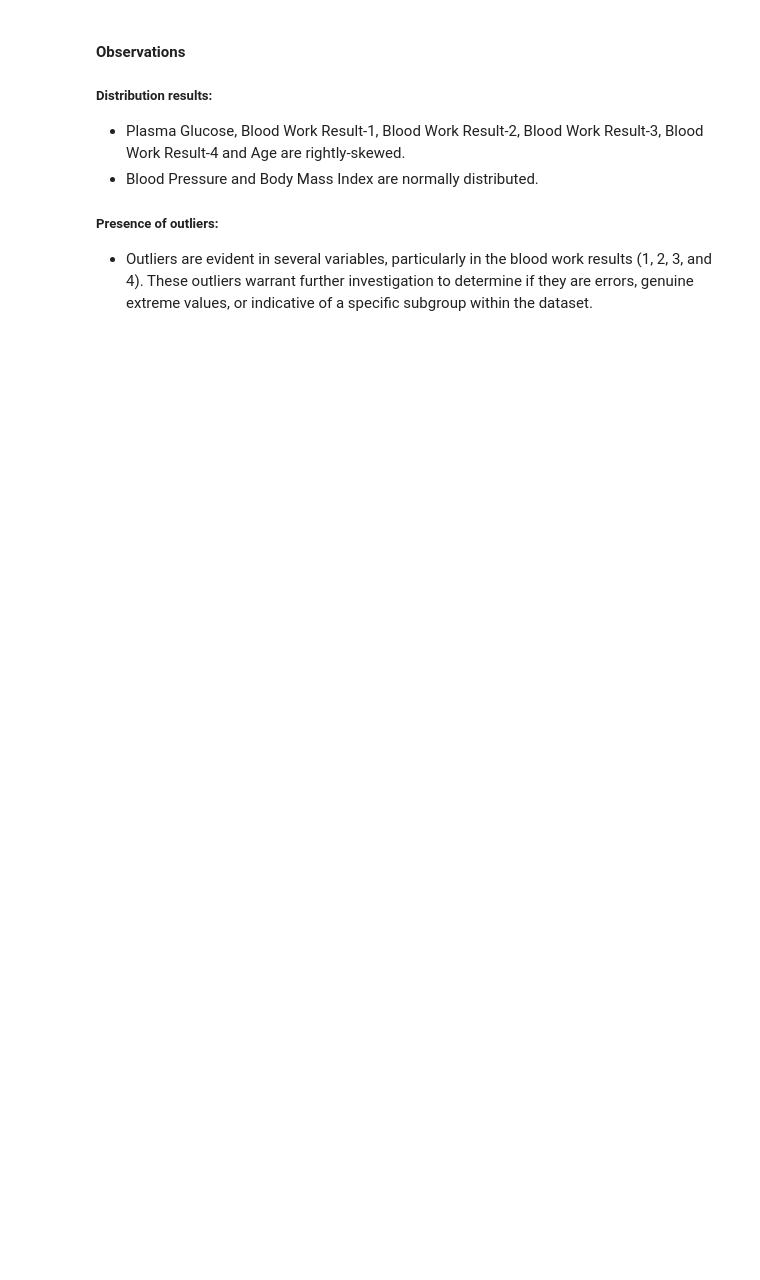
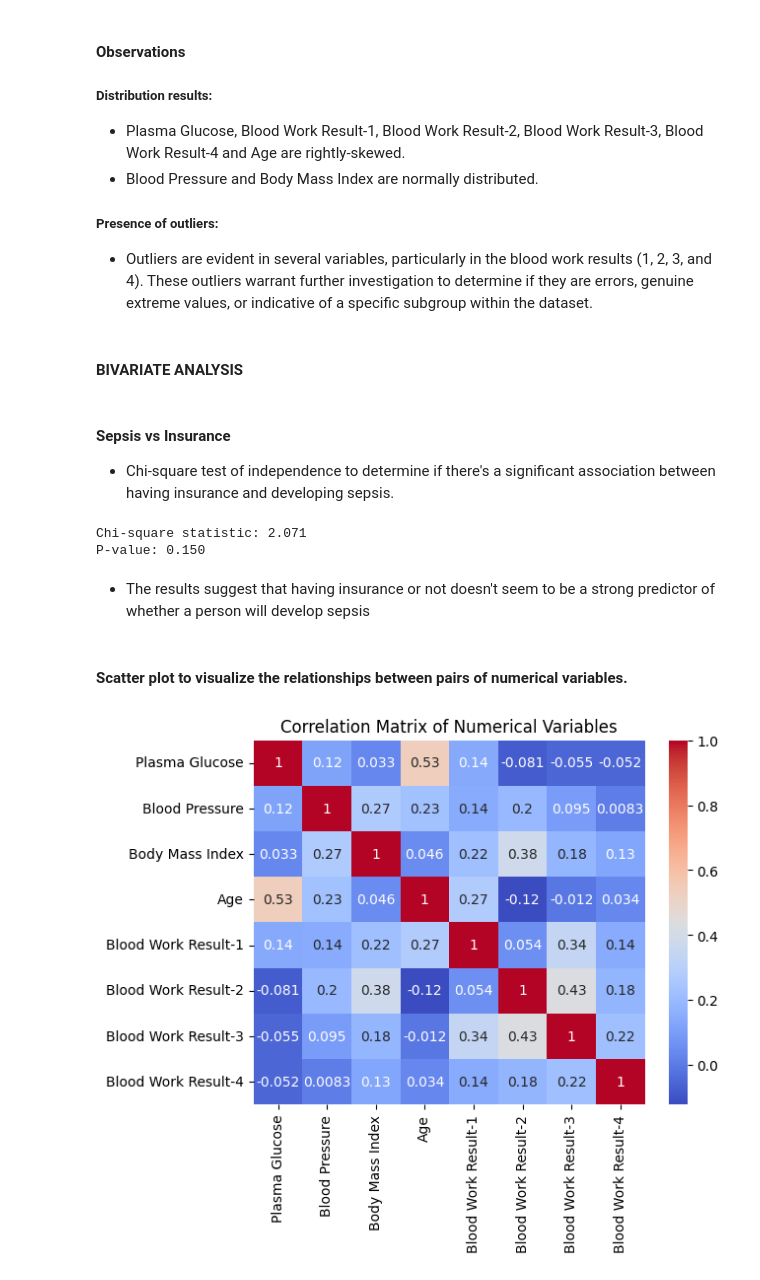
Before and after one commit to AndyMortey/Machine-Learning-API-Using-FastAPI-The-Sepsis-Case-Study, a Jupyter notebook: notebook.ipynb, the cells around one changed output. Cells and saved outputs as stored; diff of their text form; code cells hidden in the pictures; blank space fills up the shorter version.

```diff
--- a/notebook.ipynb
+++ b/notebook.ipynb
@@ -306,3 +337,35 @@ plt.show()
 * Blood Pressure and Body Mass Index are normally distributed.
 ##### Presence of outliers:
 * Outliers are evident in several variables, particularly in the blood work results (1, 2, 3, and 4). These outliers warrant further investigation to determine if they are errors, genuine extreme values, or indicative of a specific subgroup within the dataset.
+# %% [markdown]
+#### BIVARIATE ANALYSIS
+# %% [markdown]
+#### Sepsis vs Insurance
+* Chi-square test of independence to determine if there's a significant association between having insurance and developing sepsis.
+# %%
+from scipy.stats import chi2_contingency
+
+contingency_table = pd.crosstab(df['Sepsis'], df['Insurance'])
+chi2, p_value, _, _ = chi2_contingency(contingency_table)
+print(f"Chi-square statistic: {chi2:.3f}")
+print(f"P-value: {p_value:.3f}")
+# %% [output]
+Chi-square statistic: 2.071
+P-value: 0.150
+# %% [markdown]
+* The results suggest that having insurance or not doesn't seem to be a strong predictor of whether a person will develop sepsis
+# %% [markdown]
+#### Scatter plot to visualize the relationships between pairs of numerical variables.
+# %%
+import seaborn as sns
+import matplotlib.pyplot as plt
+
+numeric_cols = ['Plasma Glucose', 'Blood Pressure', 'Body Mass Index', 'Age', 'Blood Work Result-1', 'Blood Work Result-2', 'Blood Work Result-3', 'Blood Work Result-4']
+correlation_matrix = df[numeric_cols].corr()
+
+# Visualize
+sns.heatmap(correlation_matrix, annot=True, cmap="coolwarm")
+plt.title('Correlation Matrix of Numerical Variables')
+plt.show()
+# %% [output]
+[figure, added]
```
Also changed, not shown: parts of 3 cells of this notebook.
